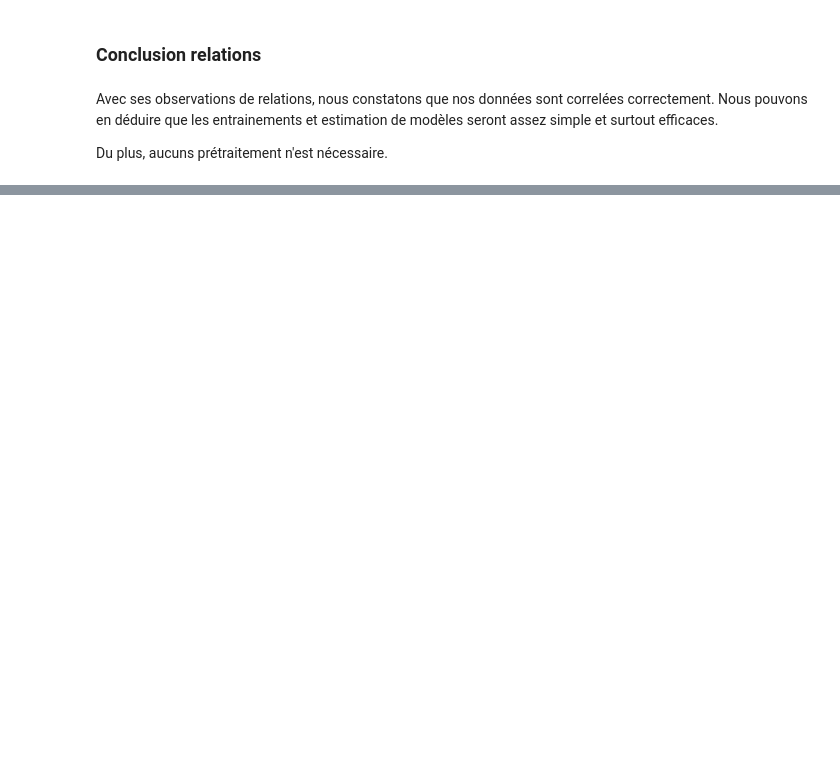
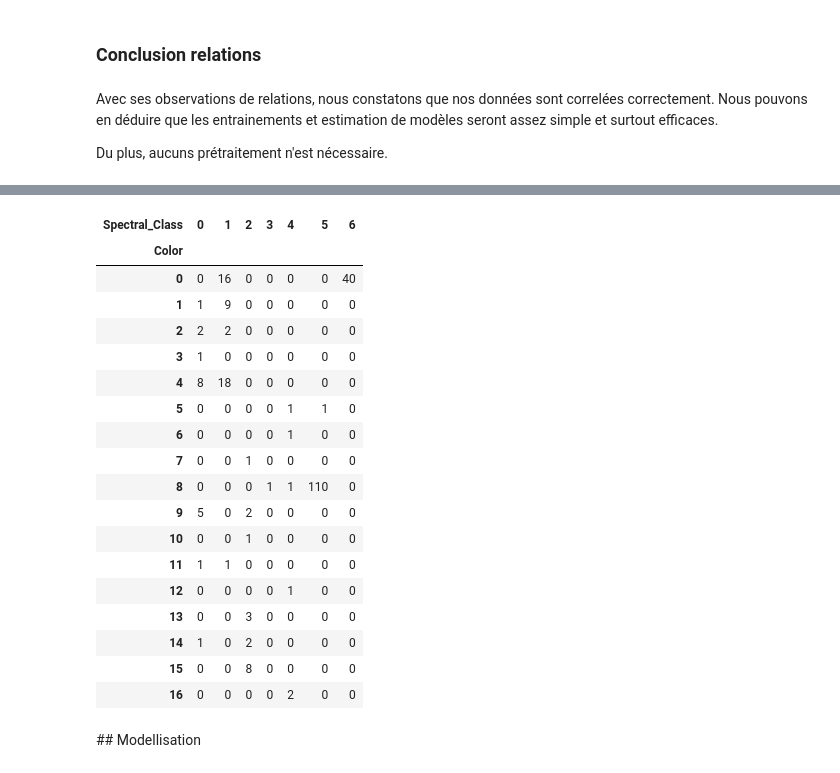
Before and after one commit to MattiasEyh/Types_Spectraux_Etoiles_ML, a Jupyter notebook: Types_etoiles.ipynb, the cells around one changed output, grey strips where cells are left out. Cells and saved outputs as stored; diff of their text form; code cells hidden in the pictures; blank space fills up the shorter version.

```diff
--- a/Types_etoiles.ipynb
+++ b/Types_etoiles.ipynb
@@ -249,0 +268,7 @@ pandas_profiling.ProfileReport(df)
+# %%
+objects_columns = ["Color", "Spectral_Class"]
+# %%
+encodage = LabelEncoder()
+
+for i in objects_columns:
+    df[i] = encodage.fit_transform(df[i])
@@ -249,0 +284,25 @@ pandas_profiling.ProfileReport(df)
+# %%
+cor_colSpect = pd.crosstab(df['Color'], df['Spectral_Class'])
+cor_colSpect
+# %% [output]
+| Spectral_Class | 0 | 1 | 2 | 3 | 4 | 5 | 6 |
+| Color |  |  |  |  |  |  |  |
+| 0 | 0 | 16 | 0 | 0 | 0 | 0 | 40 |
+| 1 | 1 | 9 | 0 | 0 | 0 | 0 | 0 |
+| 2 | 2 | 2 | 0 | 0 | 0 | 0 | 0 |
+| 3 | 1 | 0 | 0 | 0 | 0 | 0 | 0 |
+| 4 | 8 | 18 | 0 | 0 | 0 | 0 | 0 |
+| 5 | 0 | 0 | 0 | 0 | 1 | 1 | 0 |
+| 6 | 0 | 0 | 0 | 0 | 1 | 0 | 0 |
+| 7 | 0 | 0 | 1 | 0 | 0 | 0 | 0 |
+| 8 | 0 | 0 | 0 | 1 | 1 | 110 | 0 |
+| 9 | 5 | 0 | 2 | 0 | 0 | 0 | 0 |
+| 10 | 0 | 0 | 1 | 0 | 0 | 0 | 0 |
+| 11 | 1 | 1 | 0 | 0 | 0 | 0 | 0 |
+| 12 | 0 | 0 | 0 | 0 | 1 | 0 | 0 |
+| 13 | 0 | 0 | 3 | 0 | 0 | 0 | 0 |
+| 14 | 1 | 0 | 2 | 0 | 0 | 0 | 0 |
+| 15 | 0 | 0 | 8 | 0 | 0 | 0 | 0 |
+| 16 | 0 | 0 | 0 | 0 | 2 | 0 | 0 |
+# %% [markdown]
+## Modellisation
```
Also changed, not shown: parts of 25 cells of this notebook.
